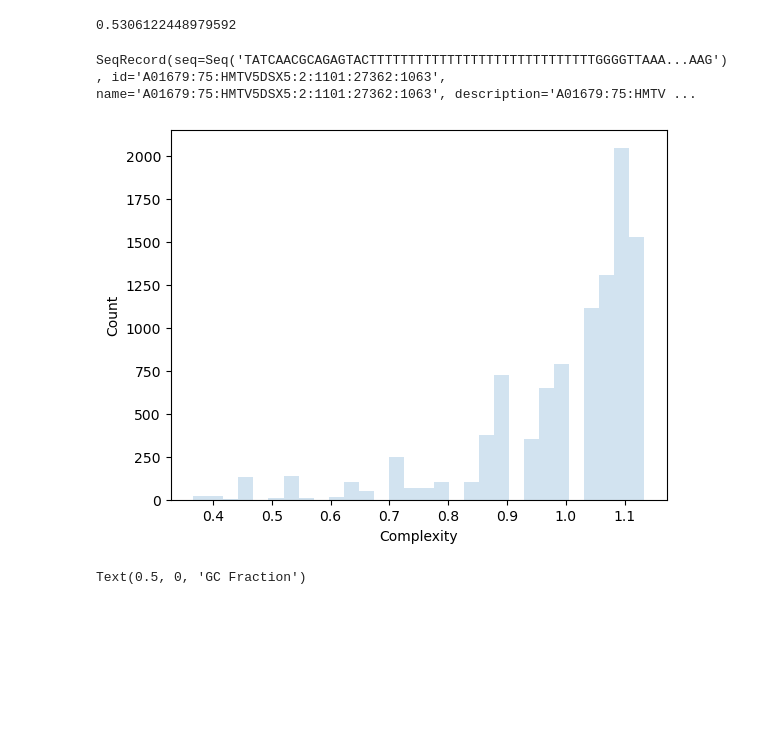
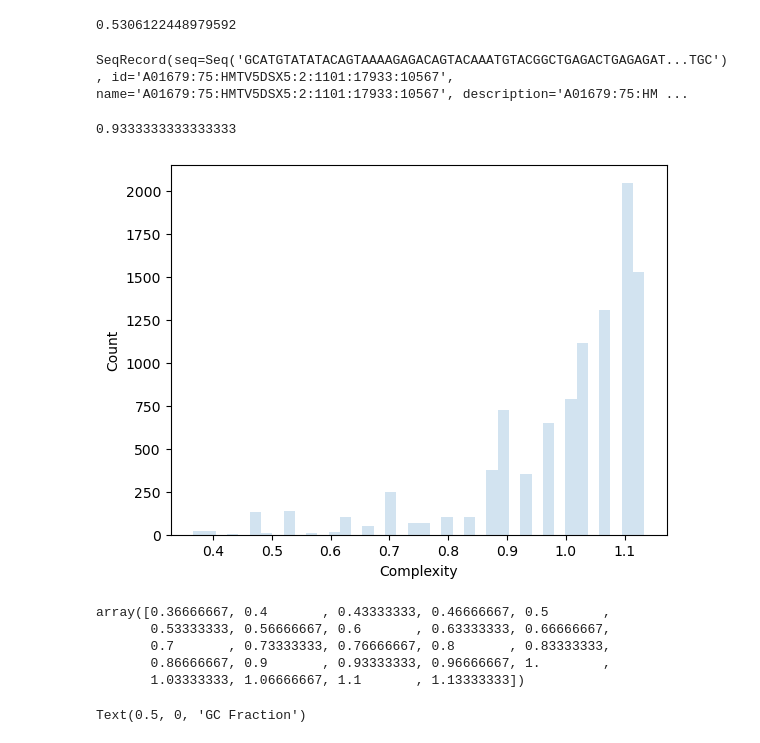
Before and after one commit to GeroyUsilov/raw_data_scripts, a Jupyter notebook: compression_testing.ipynb, the cells around one changed output. Saved outputs shown, nothing was run; the diff lists cells and outputs as text; code cells hidden in the pictures; blank space fills up the shorter version.

Commit message:
changed complexity filter parameter

```diff
--- a/compression_testing.ipynb
+++ b/compression_testing.ipynb
@@ -90,17 +90,30 @@ for record in SeqIO.parse(directory+"/test_r2.fastq", "fastq"):
         hi_complexity.append(record)
     gc_frac2[i] = (str(record.seq)[:compute_up_to].count('G') + str(record.seq)[:compute_up_to].count('C'))/len(record.seq)
     i = i + 1
-# %%
-low_complexity[0]
-# %% [output]
-SeqRecord(seq=Seq('TATCAACGCAGAGTACTTTTTTTTTTTTTTTTTTTTTTTTTTTTTGGGGTTAAA...AAG'), id='A01679:75:HMTV5DSX5:2:1101:27362:1063', name='A01679:75:HMTV5DSX5:2:1101:27362:1063', description='A01679:75:HMTV ...
+# %%
+mid_complexity[80]
+# %% [output]
+SeqRecord(seq=Seq('GCATGTATATACAGTAAAAGAGACAGTACAAATGTACGGCTGAGACTGAGAGAT...TGC'), id='A01679:75:HMTV5DSX5:2:1101:17933:10567', name='A01679:75:HMTV5DSX5:2:1101:17933:10567', description='A01679:75:HM ...
+# %%
+s = bytes(str(mid_complexity[25].seq)[:compute_up_to], 'utf-8')
+len(zlib.compress(s))/len(s)
+# %% [output]
+0.9333333333333333
 # %%
-plt.hist(complexities,30,alpha=0.2,label = "read_1")
+plt.hist(complexities1,40,alpha=0.2,label = "read_1")
 plt.ylabel('Count')
 plt.xlabel('Complexity')
 plt.show()
 # %% [output]
-[figure, old version]
+[figure, new version]
+# %%
+np.unique(complexities1)
+# %% [output]
+array([0.36666667, 0.4       , 0.43333333, 0.46666667, 0.5       ,
+       0.53333333, 0.56666667, 0.6       , 0.63333333, 0.66666667,
+       0.7       , 0.73333333, 0.76666667, 0.8       , 0.83333333,
+       0.86666667, 0.9       , 0.93333333, 0.96666667, 1.        ,
+       1.03333333, 1.06666667, 1.1       , 1.13333333])
 # %%
 plt.scatter(gc_frac1, complexities1, alpha = 0.1,marker = '.')
 plt.ylabel('Complexity')
```
Also changed, not shown: parts of 2 cells of this notebook, 4 other files.
